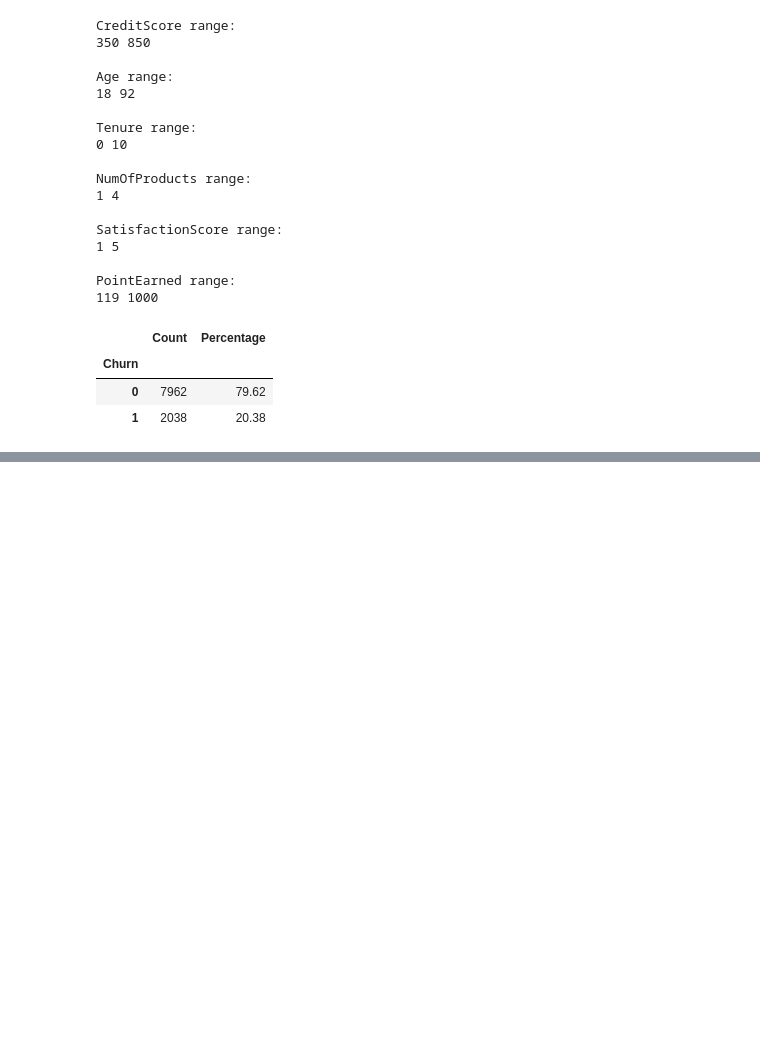
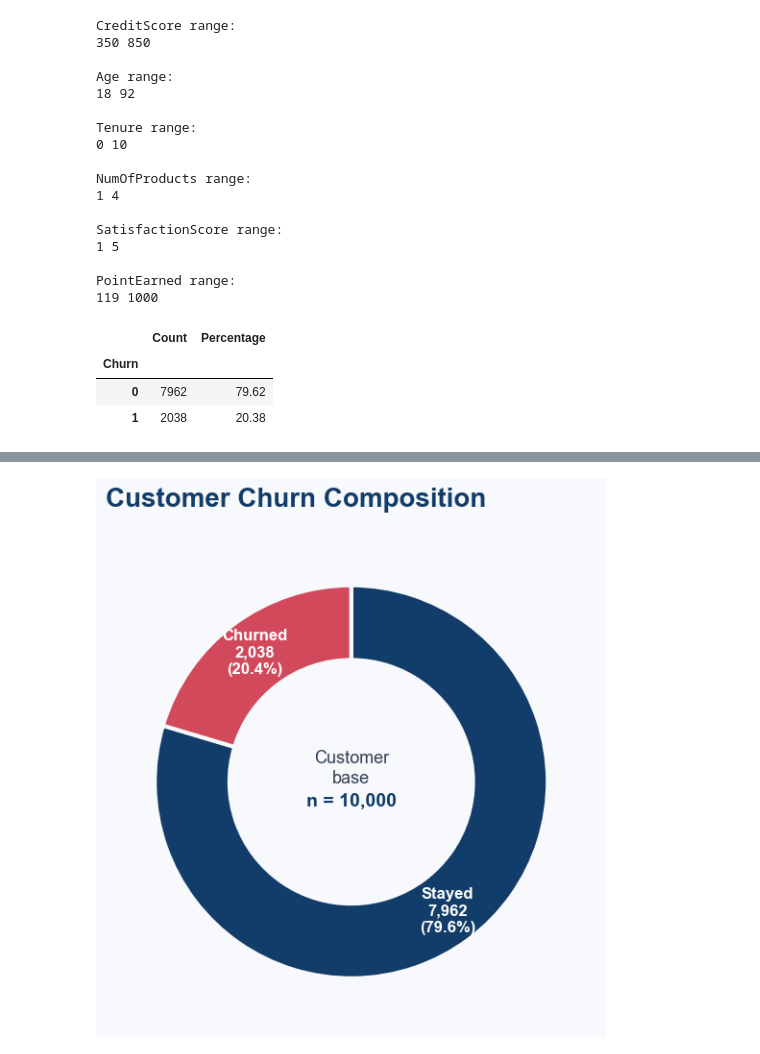
Before and after one commit to IshmaelMururami/customer-churn-prediction-kci, a Jupyter notebook: Objectives 1&2/Customer_Churn.ipynb, the cells around one changed output, grey strips where cells are left out. Drawn from its saved outputs; the diff is of its cells as text; code cells hidden in the pictures; blank space fills up the shorter version.

```diff
--- a/Objectives 1&2/Customer_Churn.ipynb
+++ b/Objectives 1&2/Customer_Churn.ipynb
@@ -299,0 +429,45 @@ plt.show()
+# %%
+
+# 1. CHURN COMPOSITION: EXECUTIVE VIEW
+
+
+sns.set_theme(style="white", font_scale=1.05)
+status_counts = df[churn_column].value_counts().reindex(
+    [stayed_group, churned_group]
+).dropna()
+status_labels = ["Stayed", "Churned"]
+status_colors = ["#123C69", "#D1495B"]
+
+fig, axis = plt.subplots(figsize=(10, 6), facecolor="#F7F9FC")
+axis.set_facecolor("#F7F9FC")
+wedges, _ = axis.pie(
+    status_counts,
+    startangle=90,
+    counterclock=False,
+    colors=status_colors,
+    wedgeprops={"width": 0.38, "edgecolor": "#F7F9FC", "linewidth": 3}
+)
+
+for wedge, label, count in zip(wedges, status_labels, status_counts):
+    angle = (wedge.theta2 + wedge.theta1) / 2
+    x_position = np.cos(np.deg2rad(angle)) * 0.82
+    y_position = np.sin(np.deg2rad(angle)) * 0.82
+    axis.text(
+        x_position,
+        y_position,
+        f"{label}\n{count:,.0f}\n({count / status_counts.sum():.1%})",
+        ha="center",
+        va="center",
+        fontsize=12,
+        fontweight="bold",
+        color="white"
+    )
+
+axis.text(0, 0.07, "Customer\nbase", ha="center", va="center", fontsize=13, color="#344054")
+axis.text(0, -0.10, f"n = {status_counts.sum():,.0f}", ha="center", va="center", fontsize=14, fontweight="bold", color="#123C69")
+axis.set_title("Customer Churn Composition", loc="left", fontsize=20, fontweight="bold", color="#123C69", pad=22)
+axis.axis("off")
+plt.tight_layout()
+plt.show()
+# %% [output]
+[figure, added]
```
Also changed, not shown: parts of 21 cells of this notebook, 18 other files.
